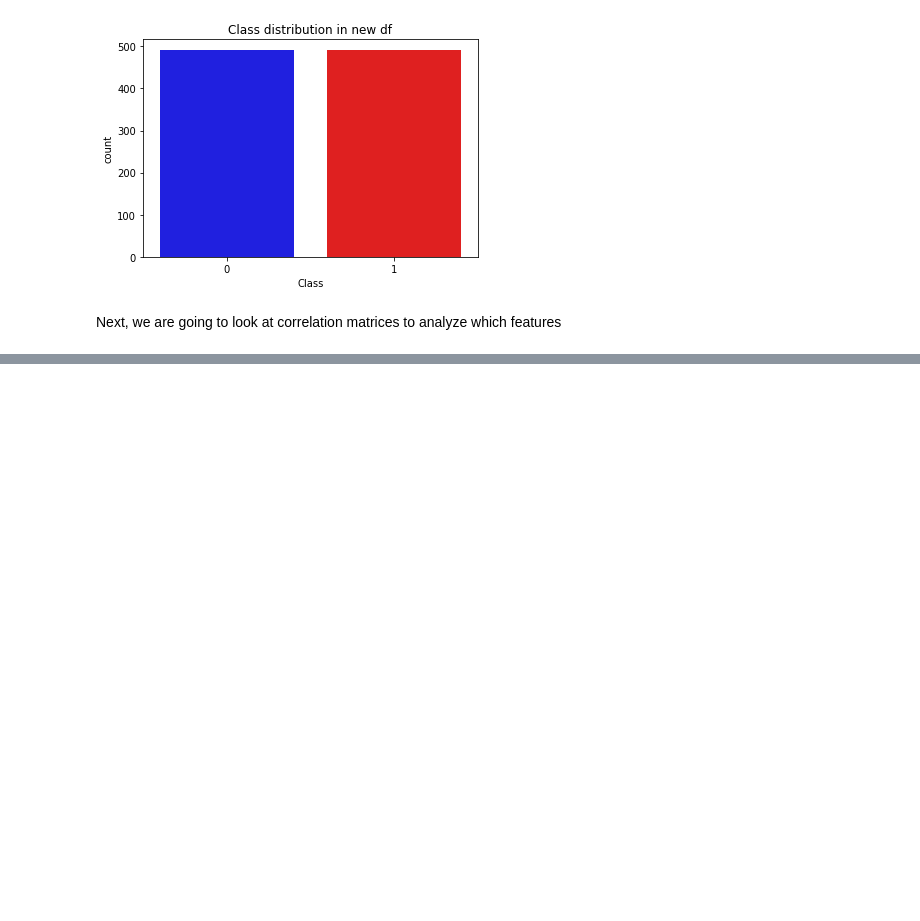
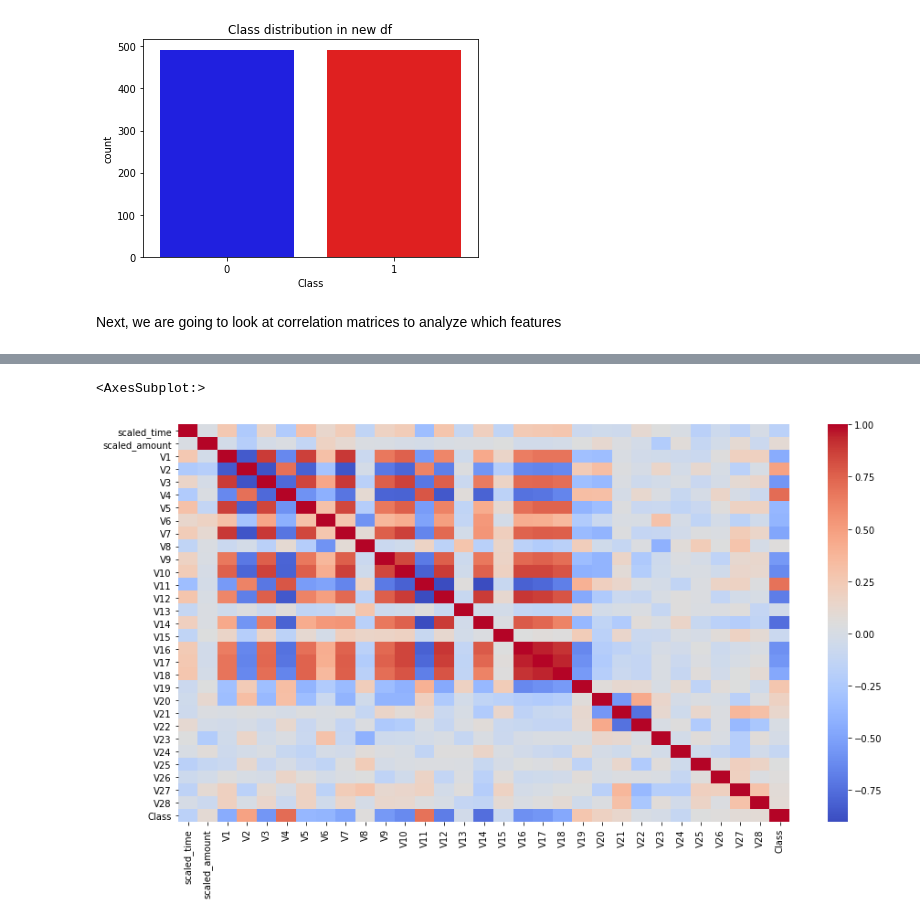
Before and after one commit to raulmarinau/DSIP, a Jupyter notebook: fraud.ipynb, the cells around one changed output, grey strips where cells are left out. Drawn from its saved outputs; the diff is of its cells as text; code cells hidden in the pictures; blank space fills up the shorter version.

```diff
--- a/fraud.ipynb
+++ b/fraud.ipynb
@@ -162,0 +173,10 @@ sns.heatmap(corr)
+# %%
+# corr mat for initial df
+
+corr = new_df.corr()
+
+fig, ax = plt.subplots(figsize=(15, 8))
+sns.heatmap(corr, cmap='coolwarm', annot_kws={'size':20}, ax=ax)
+# %% [output]
+<AxesSubplot:>
+[figure, added]
```
Also changed, not shown: parts of 16 cells of this notebook.
